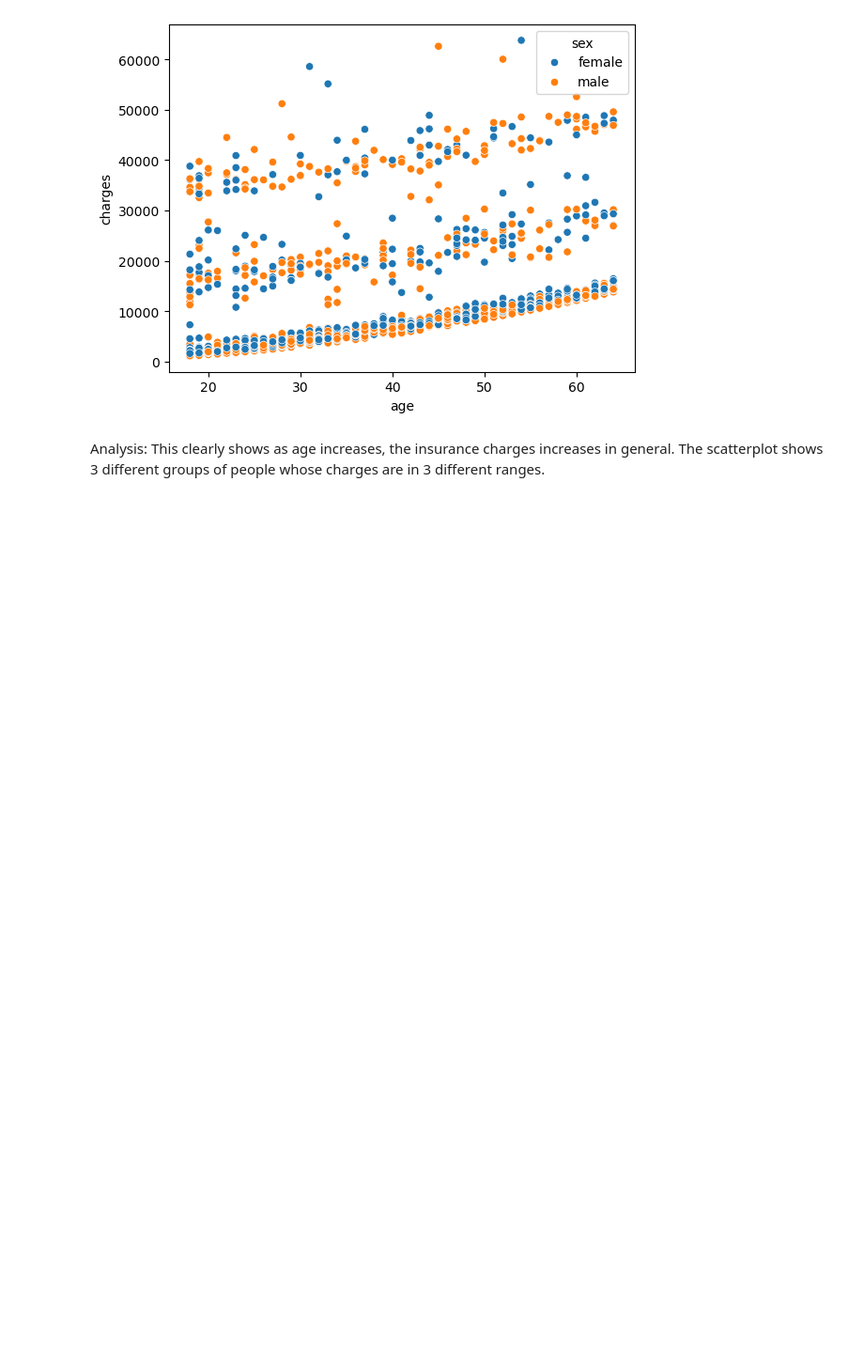
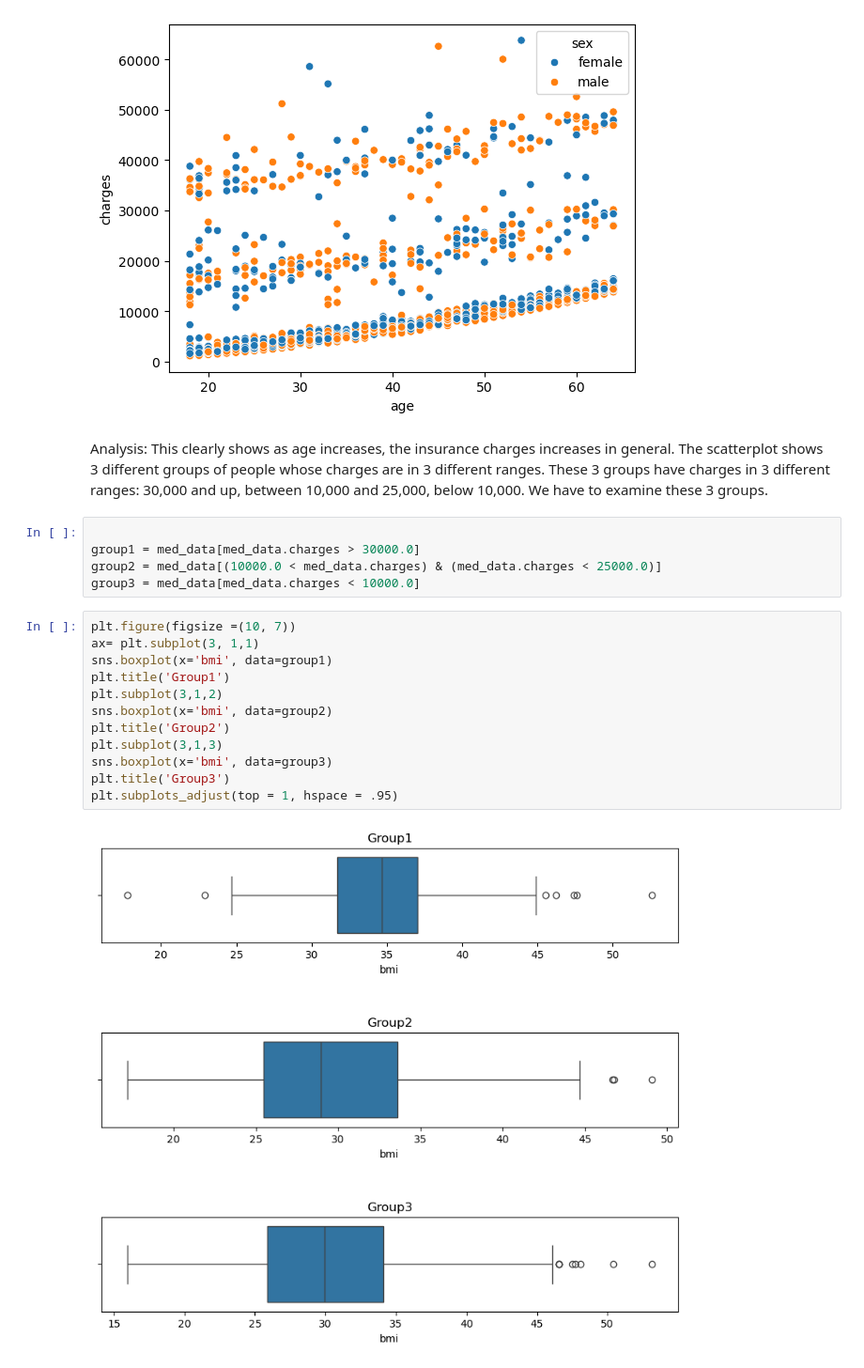
Before and after one commit to sum246/Medical-Insurance-Costs, a Jupyter notebook: myportfolio-insurance-costs.ipynb, the cells around one changed output. Shown at 94% size. Saved outputs shown, nothing was run; the diff lists cells and outputs as text; blank space fills up the shorter version.

```diff
--- a/myportfolio-insurance-costs.ipynb
+++ b/myportfolio-insurance-costs.ipynb
@@ -138,4 +157,23 @@ plt.show()
 [figure]
 # %% [markdown]
 Analysis: This clearly shows as age increases, the insurance charges increases in general. The scatterplot shows 3 different groups of people
-whose charges are in 3 different ranges.
+whose charges are in 3 different ranges. These 3 groups have charges in 3 different ranges: 30,000 and up, between 10,000 and 25,000, below 10,000. We have to examine these 3 groups.
+# %%
+
+group1 = med_data[med_data.charges > 30000.0]
+group2 = med_data[(10000.0 < med_data.charges) & (med_data.charges < 25000.0)]
+group3 = med_data[med_data.charges < 10000.0]
+# %%
+plt.figure(figsize =(10, 7))
+ax= plt.subplot(3, 1,1)
+sns.boxplot(x='bmi', data=group1)
+plt.title('Group1')
+plt.subplot(3,1,2)
+sns.boxplot(x='bmi', data=group2)
+plt.title('Group2')
+plt.subplot(3,1,3)
+sns.boxplot(x='bmi', data=group3)
+plt.title('Group3')
+plt.subplots_adjust(top = 1, hspace = .95)
+# %% [output]
+[figure, added]
```
Also changed, not shown: parts of 15 cells of this notebook.
